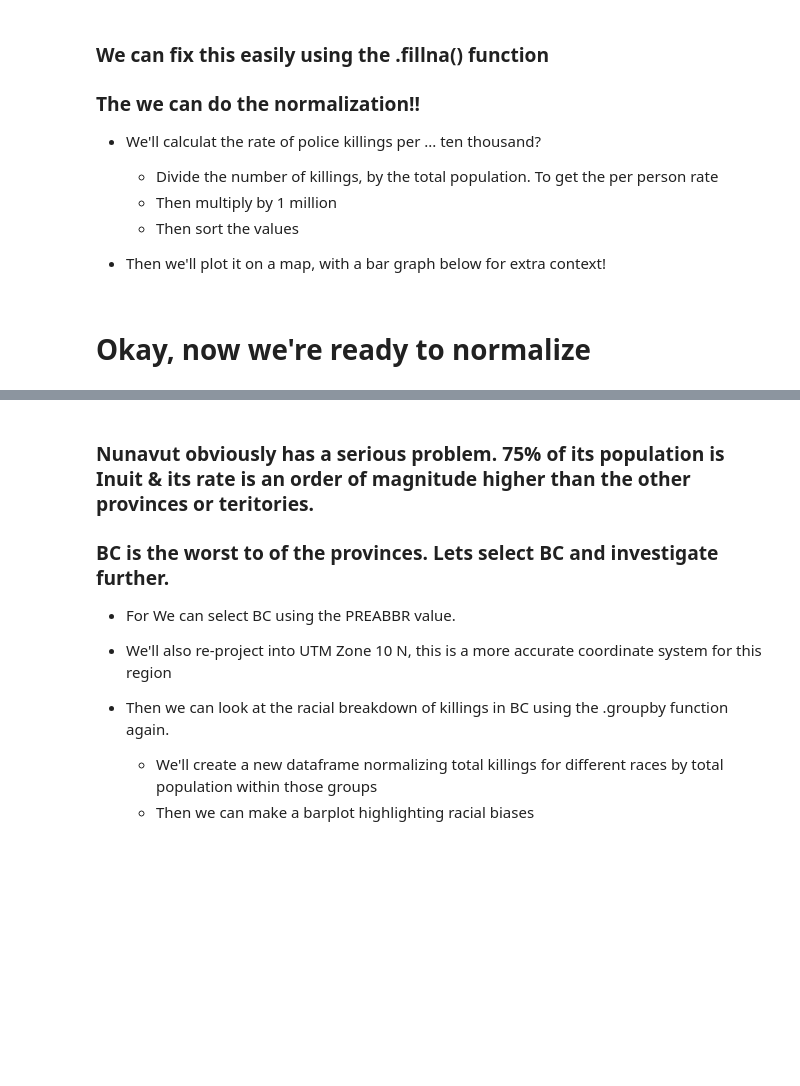
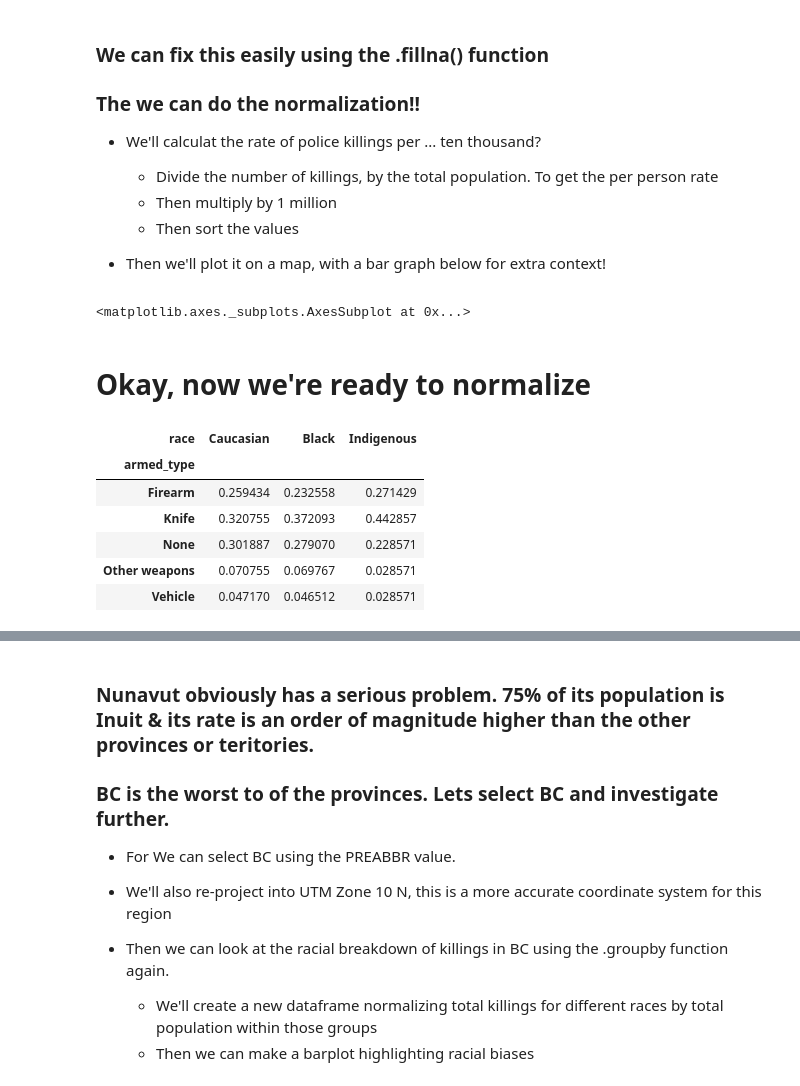
Before and after one commit to ubc-library-rc/Geospatial-Analysis-Visualization-with-Python, a Jupyter notebook: Geospatial Analysis & Visualization with Python.ipynb, the cells around one changed output, grey strips where cells are left out. Drawn from its saved outputs; the diff is of its cells as text; code cells hidden in the pictures; blank space fills up the shorter version.

```diff
--- a/Geospatial Analysis & Visualization with Python.ipynb
+++ b/Geospatial Analysis & Visualization with Python.ipynb
@@ -428,2 +447,7 @@ print(Provinces_Killings)
+# %%
+# fig,ax = plt.subplots(figsize = (8,8))
+Provinces_Join.plot(ax=ax1,column='PDI',edgecolor='k',legend=True)
+# %% [output]
+<matplotlib.axes._subplots.AxesSubplot at 0x...>
 # %% [markdown]
 # Okay, now we're ready to normalize
@@ -459,0 +454,26 @@ plt.savefig('Rates.png',dpi=400)
+# %%
+Temp = police_Killings.copy()
+
+for r in Temp['armed_type'].unique():
+    replace = {'Air gun, replica gun':'Firearm',
+              'Bat, club, other swinging object':'Other weapons',
+              'Knife, axe, other cutting instruments':'Knife',
+              'Unknown':'None'
+              }
+    if r in replace.keys():
+        Temp.loc[Temp['armed_type']==r,'armed_type']=replace[r]
+
+
+
+Armed = Temp.groupby(['race','armed_type']).count()['date'].unstack().fillna(0)#/\
+(Armed.T/Armed.sum(axis=1))[['Caucasian','Black','Indigenous']]
+# Armed
+# police_Killings.groupby('race').count()['date'].values
+# %% [output]
+| race | Caucasian | Black | Indigenous |
+| armed_type |  |  |  |
+| Firearm | 0.259434 | 0.232558 | 0.271429 |
+| Knife | 0.320755 | 0.372093 | 0.442857 |
+| None | 0.301887 | 0.279070 | 0.228571 |
+| Other weapons | 0.070755 | 0.069767 | 0.028571 |
+| Vehicle | 0.047170 | 0.046512 | 0.028571 |
```
Also changed, not shown: parts of 12 cells of this notebook.
